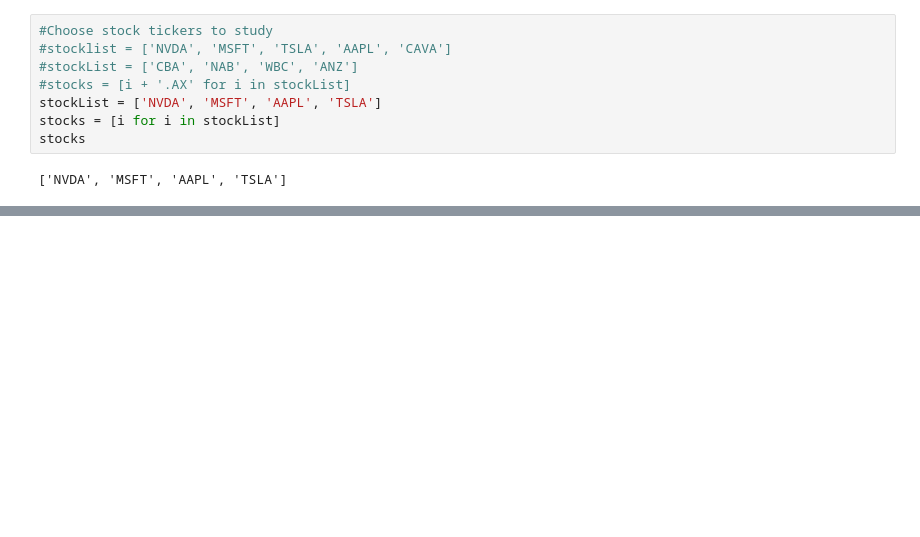
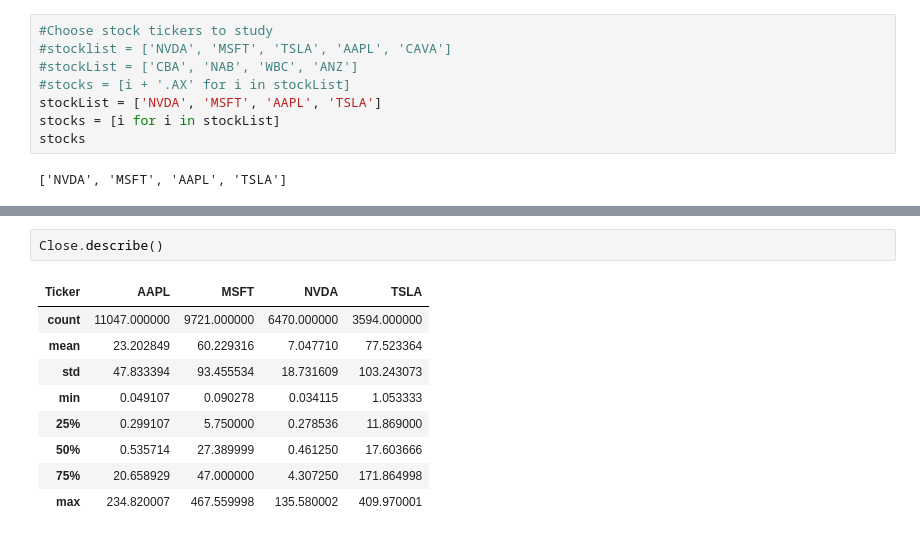
Before and after one commit to NathanDietrich/Artificial-Intelligence-and-Machine-Learning-portfolio, a Jupyter notebook: Trading_Bot.ipynb, the cells around one changed output, grey strips where cells are left out. Cells and saved outputs as stored; diff of their text form; blank space fills up the shorter version.

```diff
--- a/Trading_Bot.ipynb
+++ b/Trading_Bot.ipynb
@@ -63,0 +110,12 @@ df.head()
+# %%
+Close.describe()
+# %% [output]
+| Ticker | AAPL | MSFT | NVDA | TSLA |
+| count | 11047.000000 | 9721.000000 | 6470.000000 | 3594.000000 |
+| mean | 23.202849 | 60.229316 | 7.047710 | 77.523364 |
+| std | 47.833394 | 93.455534 | 18.731609 | 103.243073 |
+| min | 0.049107 | 0.090278 | 0.034115 | 1.053333 |
+| 25% | 0.299107 | 5.750000 | 0.278536 | 11.869000 |
+| 50% | 0.535714 | 27.389999 | 0.461250 | 17.603666 |
+| 75% | 20.658929 | 47.000000 | 4.307250 | 171.864998 |
+| max | 234.820007 | 467.559998 | 135.580002 | 409.970001 |
```
Also changed, not shown: parts of 6 cells of this notebook.
